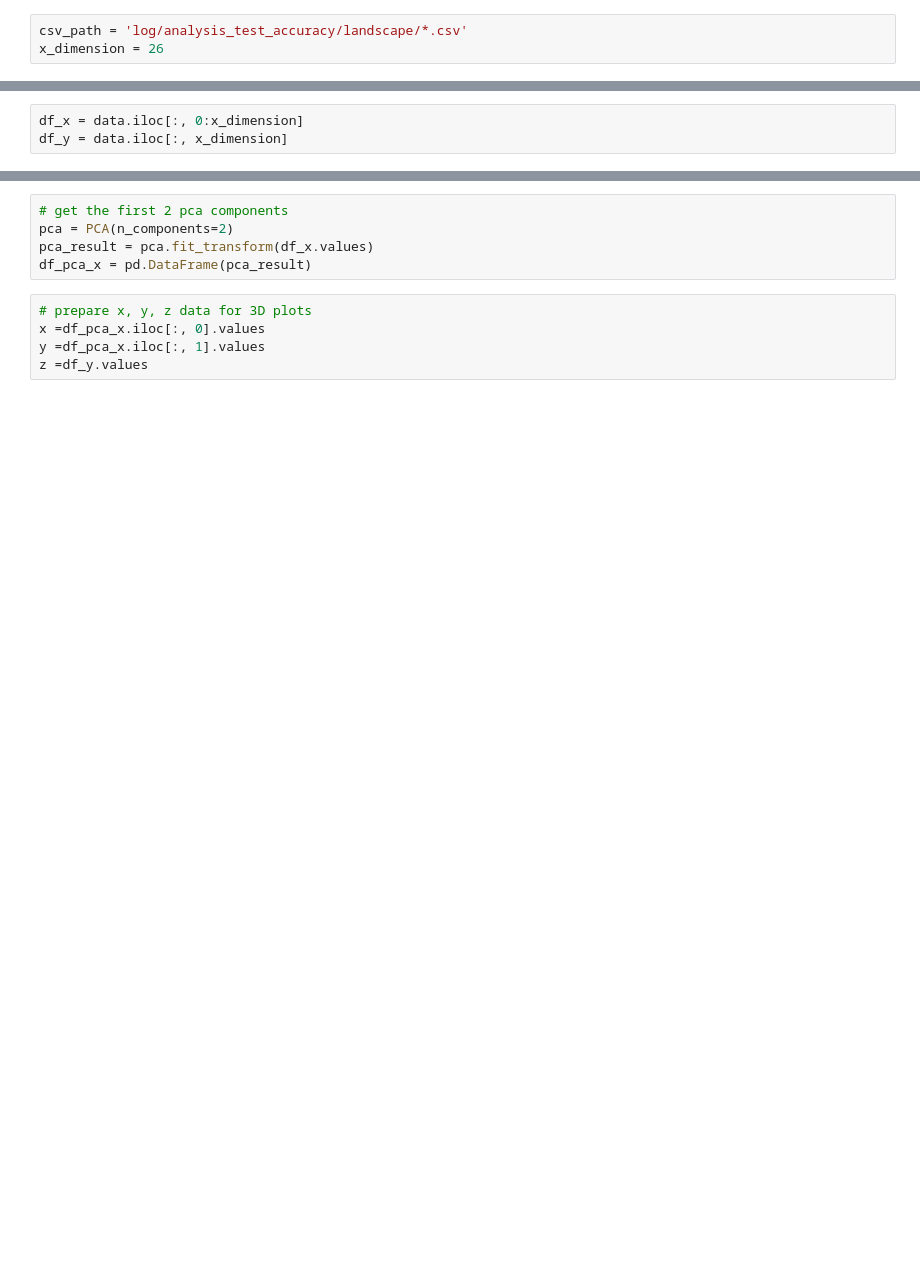
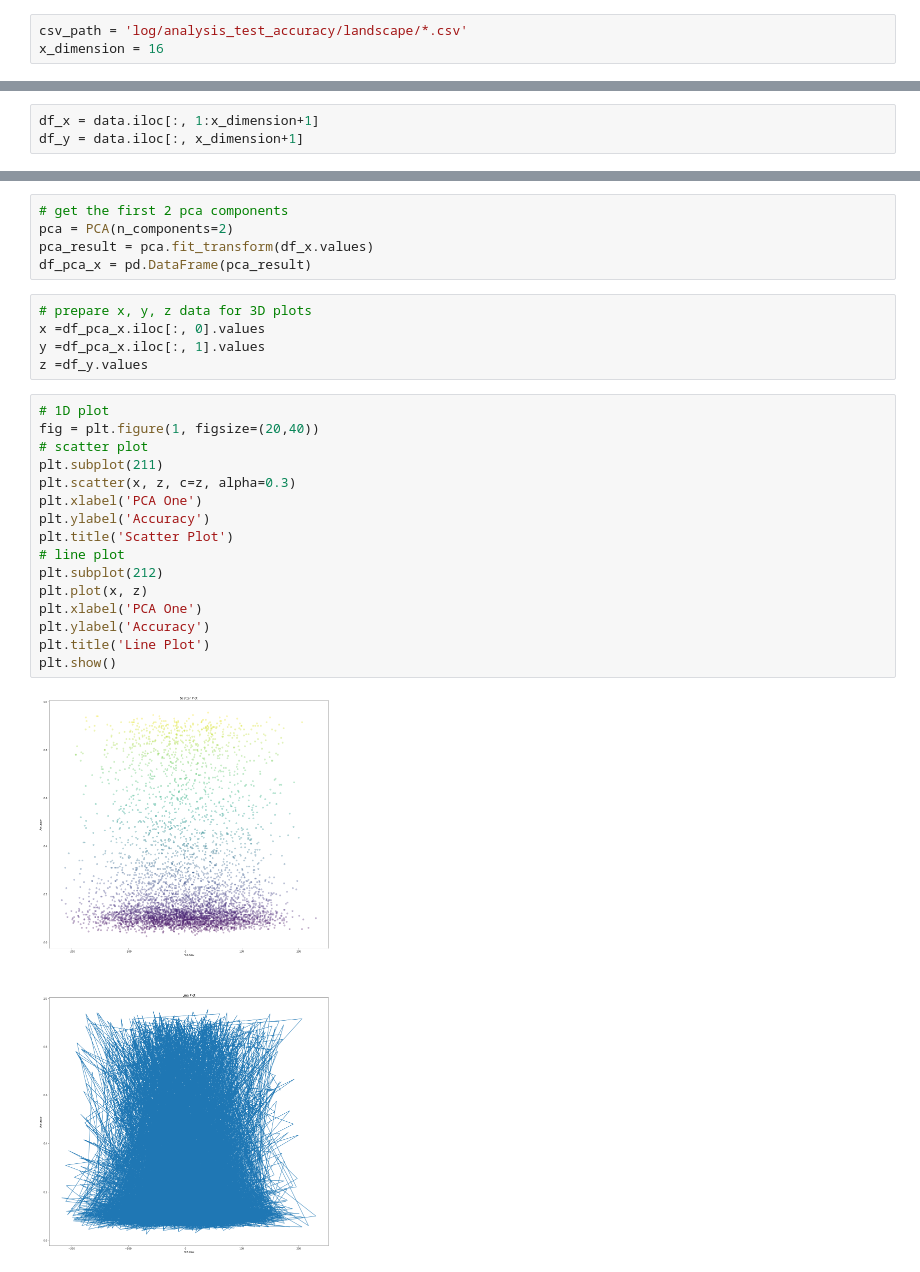
Before and after one commit to wwwbbb8510/ipec, a Jupyter notebook: ip_landscape.ipynb, the cells around one changed output, grey strips where cells are left out. Cells and saved outputs as stored; diff of their text form; blank space fills up the shorter version.

Commit message:
develop plot ipec landscape

```diff
--- a/ip_landscape.ipynb
+++ b/ip_landscape.ipynb
@@ -8,7 +9,7 @@ import matplotlib.pyplot as plt
 from matplotlib import cm
 # %%
 csv_path = 'log/analysis_test_accuracy/landscape/*.csv'
-x_dimension = 26
+x_dimension = 16
 # %%
 files = glob.glob(csv_path)
 data = None
@@ -18,3 +40,3 @@ for file in files:
 # %%
-df_x = data.iloc[:, 0:x_dimension]
-df_y = data.iloc[:, x_dimension]
+df_x = data.iloc[:, 1:x_dimension+1]
+df_y = data.iloc[:, x_dimension+1]
@@ -28,3 +71,21 @@ df_pca_x = pd.DataFrame(pca_result)
 x =df_pca_x.iloc[:, 0].values
 y =df_pca_x.iloc[:, 1].values
 z =df_y.values
+# %%
+# 1D plot
+fig = plt.figure(1, figsize=(20,40))
+# scatter plot
+plt.subplot(211)
+plt.scatter(x, z, c=z, alpha=0.3)
+plt.xlabel('PCA One')
+plt.ylabel('Accuracy')
+plt.title('Scatter Plot')
+# line plot
+plt.subplot(212)
+plt.plot(x, z)
+plt.xlabel('PCA One')
+plt.ylabel('Accuracy')
+plt.title('Line Plot')
+plt.show()
+# %% [output]
+[figure, added]
```
Also changed, not shown: parts of 6 cells of this notebook, 3 other files.
